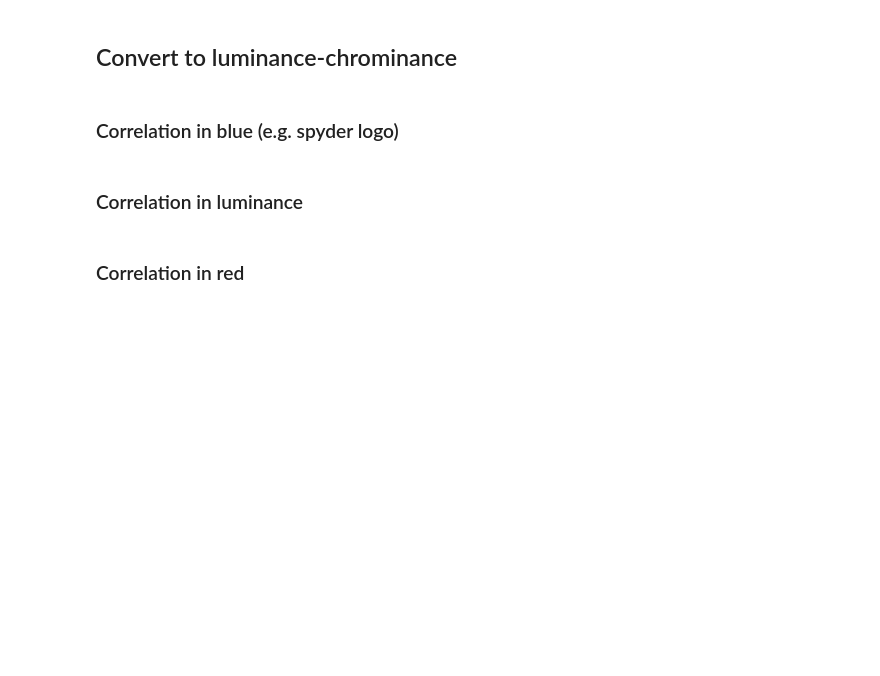
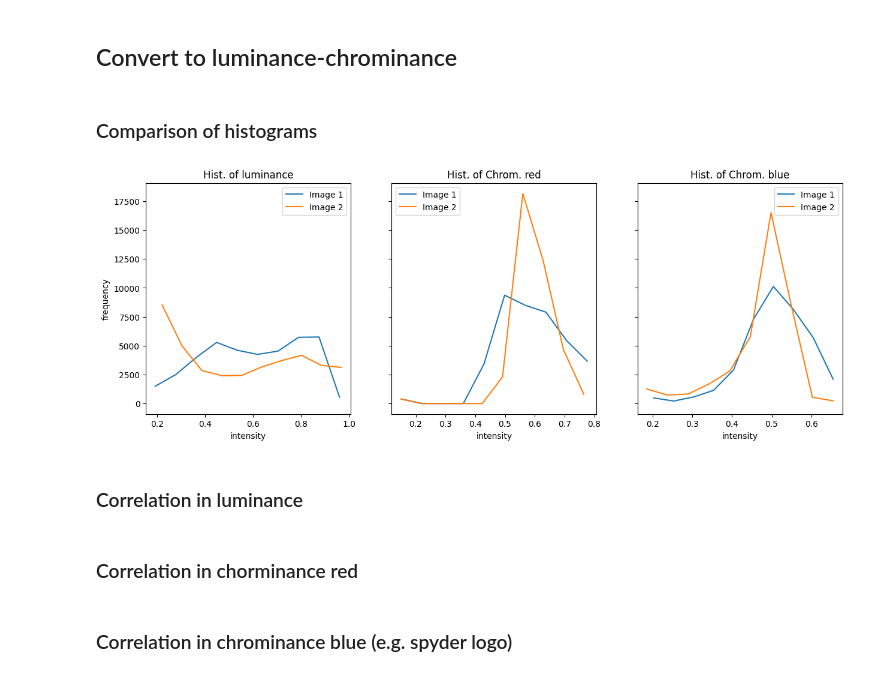
Before and after one commit to carloshernangarrido/wc, a Jupyter notebook: image_matching_2.ipynb, the cells around one changed output. Drawn from its saved outputs; the diff is of its cells as text; code cells hidden in the pictures; blank space fills up the shorter version.

Commit message:
histograms of after registration

```diff
--- a/image_matching_2.ipynb
+++ b/image_matching_2.ipynb
@@ -108,2 +112,0 @@ im2_comp = cv2.cvtColor(img_color_2_cropped, cv2.COLOR_BGR2YCrCb).astype(float)/
-# %% [markdown]
-### Correlation in blue (e.g. spyder logo)
@@ -124,3 +113,22 @@ cv2.destroyAllWindows()
+# %% [markdown]
+### Comparison of histograms
+# %%
+# histogram
+hist1 = [np.histogram(im1_comp[:,:,i]) for i in range(3)] # The histogram is computed over the flattened array.
+hist2 = [np.histogram(im2_comp[:,:,i]) for i in range(3)]
+
+fig, ax = plt.subplots(1,3, sharey='row', figsize=[15, 5])
+titles = ['Hist. of luminance', 'Hist. of Chrom. red', 'Hist. of Chrom. blue']
+ax[0].set_ylabel('frequency')
+for i in range(3):
+    ax[i].plot(hist1[i][1][1:], hist1[i][0], label='Image 1')
+    ax[i].plot(hist2[i][1][1:], hist2[i][0], label='Image 2')
+    ax[i].set_title(titles[i])
+    ax[i].set_xlabel('intensity')
+    ax[i].legend()
+plt.show()
+# %% [output]
+[figure, added]
 # %% [markdown]
 ### Correlation in luminance
 # %%
@@ -137,7 +145,7 @@ cv2.imshow('Y correlation', corr_Y)
 cv2.waitKey(0)
 cv2.destroyAllWindows()
 # %% [markdown]
-### Correlation in red
+### Correlation in chorminance red
 # %%
 corr_red = (im1_comp[::decimation_factor,::decimation_factor,1]-0.5)*(im2_comp[::decimation_factor,::decimation_factor,1]-0.5)
 corr_red += np.min(corr_red)
@@ -151,3 +159,5 @@ cv2.imshow('Image 2', im2_comp[:,:,1])
 cv2.imshow('Chrome red correlation', corr_red)
 cv2.waitKey(0)
 cv2.destroyAllWindows()
+# %% [markdown]
+### Correlation in chrominance blue (e.g. spyder logo)
```
Also changed, not shown: parts of 7 cells of this notebook.
